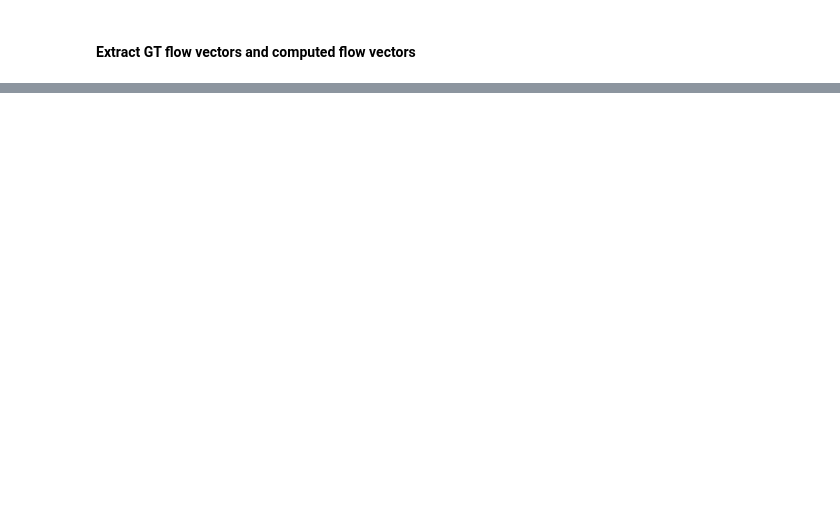
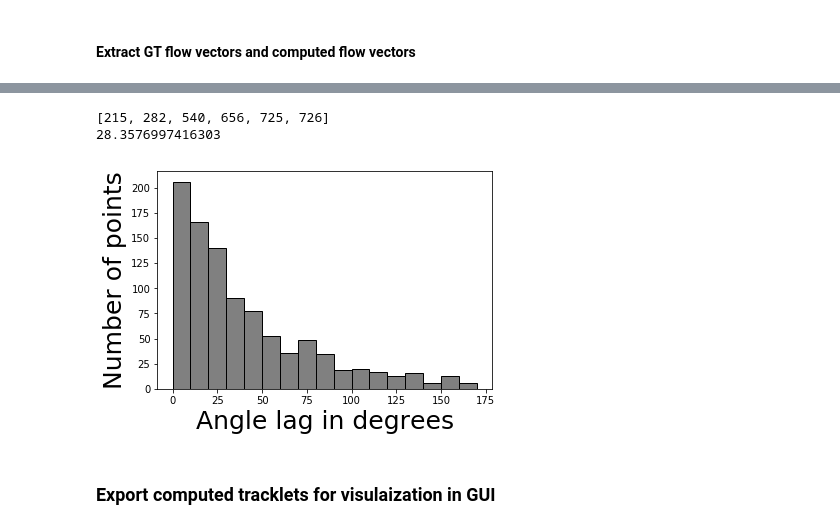
Before and after one commit to mangalp/BobSeg, a Jupyter notebook: FlowMethods/FlowQuantification-NoisyVDenoised.ipynb, the cells around one changed output, grey strips where cells are left out. Saved outputs shown, nothing was run; the diff lists cells and outputs as text; code cells hidden in the pictures; blank space fills up the shorter version.

```diff
--- a/FlowMethods/FlowQuantification-NoisyVDenoised.ipynb
+++ b/FlowMethods/FlowQuantification-NoisyVDenoised.ipynb
@@ -198,0 +189,25 @@ Relative distance lag: 1.1810752886881537
+# %%
+angle_lag = []
+for i in range(len(vecGt)):
+    angle_lag.append(angle_between(vecGt[i], vecComputed[i])*(180/math.pi))
+nanlist=[]
+for ii in range(len(angle_lag)):
+    if np.isnan(angle_lag[ii]):
+        nanlist.append(ii)
+        angle_lag[ii]=0
+print(nanlist)
+print(np.median(angle_lag))
+# %% [output]
+[215, 282, 540, 656, 725, 726]
+28.3576997416303
+# %%
+plt.hist(angle_lag, bins=range(0,180,10), histtype='bar', color='gray', ec='black')
+plt.xlabel('Angle lag in degrees',fontsize=25)
+plt.ylabel('Number of points',fontsize=25)
+plt.xticks(fontsize = 10)
+plt.yticks(fontsize = 10)
+plt.show()
+# %% [output]
+[figure, added]
+# %% [markdown]
+### Export computed tracklets for visulaization in GUI
```
Also changed, not shown: parts of 26 cells of this notebook, 1 other file.
